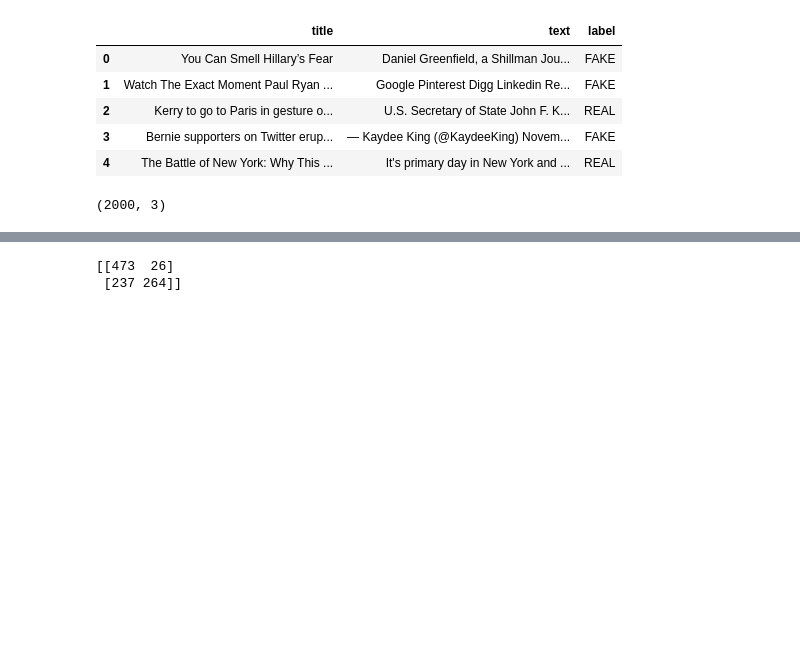
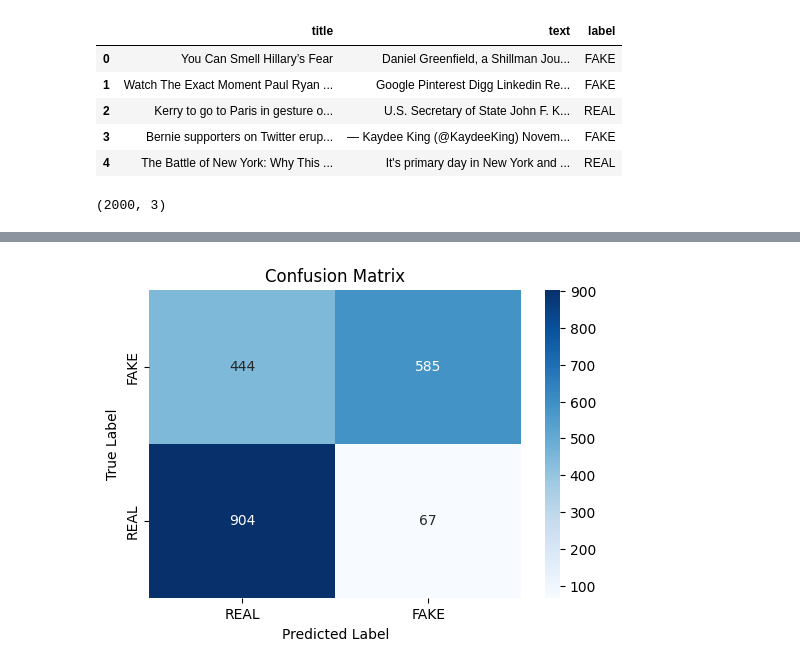
Before and after one commit to aliffaturrohman/fake-news-classification-with-granite, a Jupyter notebook: Fake_News_Classiffication_with_IBM_Granite.ipynb, the cells around one changed output, grey strips where cells are left out. Cells and saved outputs as stored; diff of their text form; code cells hidden in the pictures; blank space fills up the shorter version.

```diff
--- a/Fake_News_Classiffication_with_IBM_Granite.ipynb
+++ b/Fake_News_Classiffication_with_IBM_Granite.ipynb
@@ -143,13 +134,20 @@ from langchain_ollama import OllamaLLM
 from langchain.prompts import PromptTemplate
 from langchain.schema.runnable import RunnableLambda
 
-llm = OllamaLLM(model="granite3.3:8b")
+llm = OllamaLLM(
+    model="granite3.3:8b",
+    temperature=0.01,
+    top_k=5,
+    top_p=0.1,
+    max_tokens=2,
+    min_tokens=1,
+)
 
 chain = RunnableLambda(lambda inputs: llm.invoke(prompt.format(**inputs)))
 
 # Testing model Granite
-headline = df.loc[0, 'title']
-text = df.loc[0, 'text']
+headline = df.loc[10, 'title']
+text = df.loc[10, 'text']
 response = chain.invoke({"headline": headline, "text": text})
 print(response)
 # %% [output]
@@ -159,7 +169,14 @@ from langchain_ollama import OllamaLLM
 from langchain.prompts import PromptTemplate
 from langchain.schema.runnable import RunnableLambda
 
-llm = OllamaLLM(model="granite3.3:8b")
+llm = OllamaLLM(
+    model="granite3.3:8b",
+    temperature=0.01,
+    top_k=5,
+    top_p=0.1,
+    max_tokens=2,
+    min_tokens=1,
+)
 
 chain = RunnableLambda(lambda inputs: llm.invoke(prompt.format(**inputs)))
 
@@ -172,4 +189,7 @@ for index, row in df.iterrows():
     progress = (index + 1) / len(df) * 100
     print(f"{index} | Response: {response} | Progress: {progress:.2f}%")
     label_response.append(response)
+
+clean_labels = extract_label(label_response)
+print(clean_labels)
 # %% [output]
@@ -195,14 +216,27 @@ print(clean_labels)
 # %%
 val_label = (df.label).to_numpy()
 pred_label = clean_labels
-# %%
-from sklearn.metrics import confusion_matrix
-
-conf_matrix = confusion_matrix(val_label, pred_label, labels=["REAL", "FAKE"])
-print(conf_matrix)
-# %% [output]
-[[473  26]
- [237 264]]
+# %%
+import seaborn as sns
+import matplotlib.pyplot as plt
+from sklearn.metrics import confusion_matrix
+
+# Susun label dalam urutan yang diinginkan (FAKE di atas, REAL di bawah)
+labels = ["REAL", "FAKE"]
+cm = confusion_matrix(val_label, pred_label, labels=labels)
+
+# Ubah urutan baris pada matriks agar sesuai dengan label Y
+cm_flipped = cm[::-1]  # membalik baris (sumbu Y)
+
+plt.figure(figsize=(6, 4))
+sns.heatmap(cm_flipped, annot=True, fmt='d', cmap='Blues',
+            xticklabels=labels, yticklabels=labels[::-1])  # balik label Y
+plt.xlabel("Predicted Label")
+plt.ylabel("True Label")
+plt.title("Confusion Matrix")
+plt.show()
+# %% [output]
+[figure, added]
 # %%
 from sklearn.metrics import classification_report
 
```
Also changed, not shown: parts of 22 cells of this notebook.
